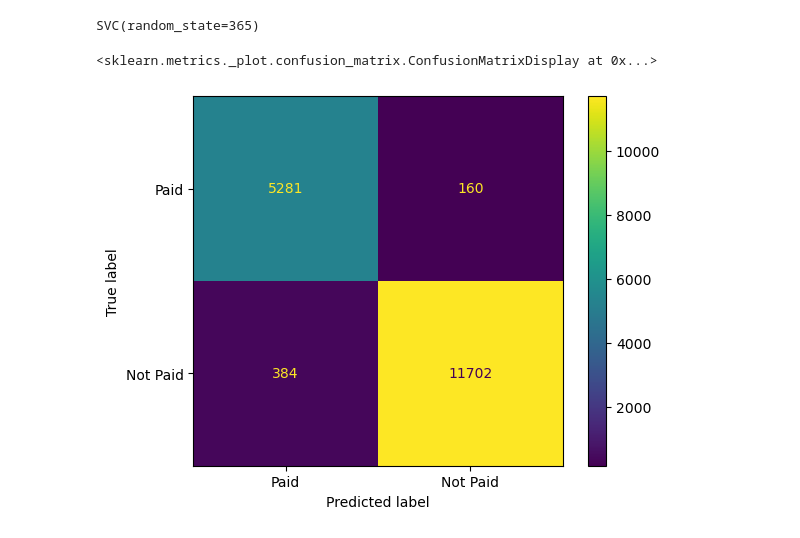
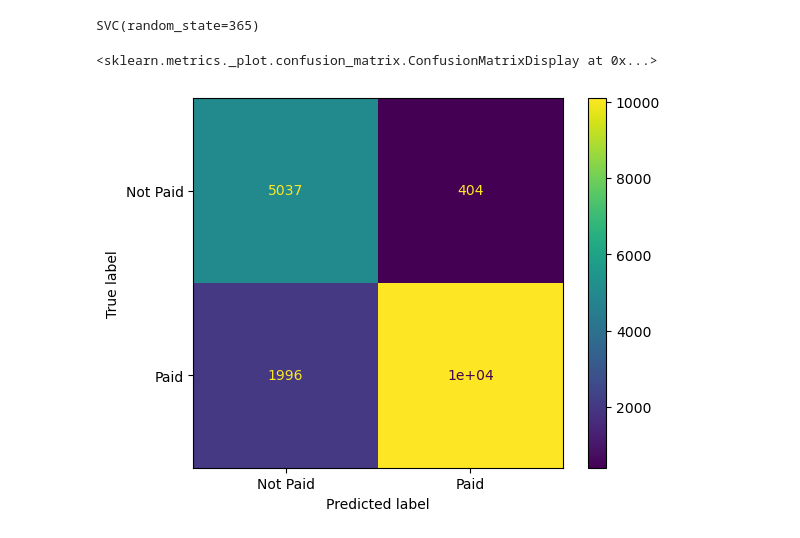
Before and after one commit to osmanalenbey/365_learning_challenge, a Jupyter notebook: generate_model.ipynb, the cells around one changed output. Saved outputs shown, nothing was run; the diff lists cells and outputs as text; code cells hidden in the pictures.

Commit message:
Labels in confusion matrix fixed. Imputation of dates is handled by changing them with a date previously occured (registration date) instead of imputing with a frequent value

```diff
--- a/generate_model.ipynb
+++ b/generate_model.ipynb
@@ -214,3 +214,11 @@ course_rating      71054
 date_rated         71054
 paid_subscriber        0
 dtype: int64
+# %%
+# Instead of filling the missing date values with the most frequent value, fill them with a date that is for sure happened
+# before the given event which is date_registered column. Otherwise, some date difference become negative which does not make
+# much sense.
+
+df['date_purchased'].fillna(df['date_registered'], inplace=True)
+df['date_rated'].fillna(df['date_registered'], inplace=True)
+df.head()
@@ -383,7 +402,7 @@ SVC(random_state=365)
 # %%
 y_pred = SVMClassifier.predict(X_test)
 # %%
-ConfusionMatrixDisplay.from_predictions(y_test, y_pred, display_labels=['Paid', 'Not Paid'])
+ConfusionMatrixDisplay.from_predictions(y_test, y_pred, display_labels=['Not Paid', 'Paid'])
 # %% [output]
 <sklearn.metrics._plot.confusion_matrix.ConfusionMatrixDisplay at 0x...>
-[figure, old version]
+[figure, new version]
```
Also changed, not shown: parts of 8 cells of this notebook.
